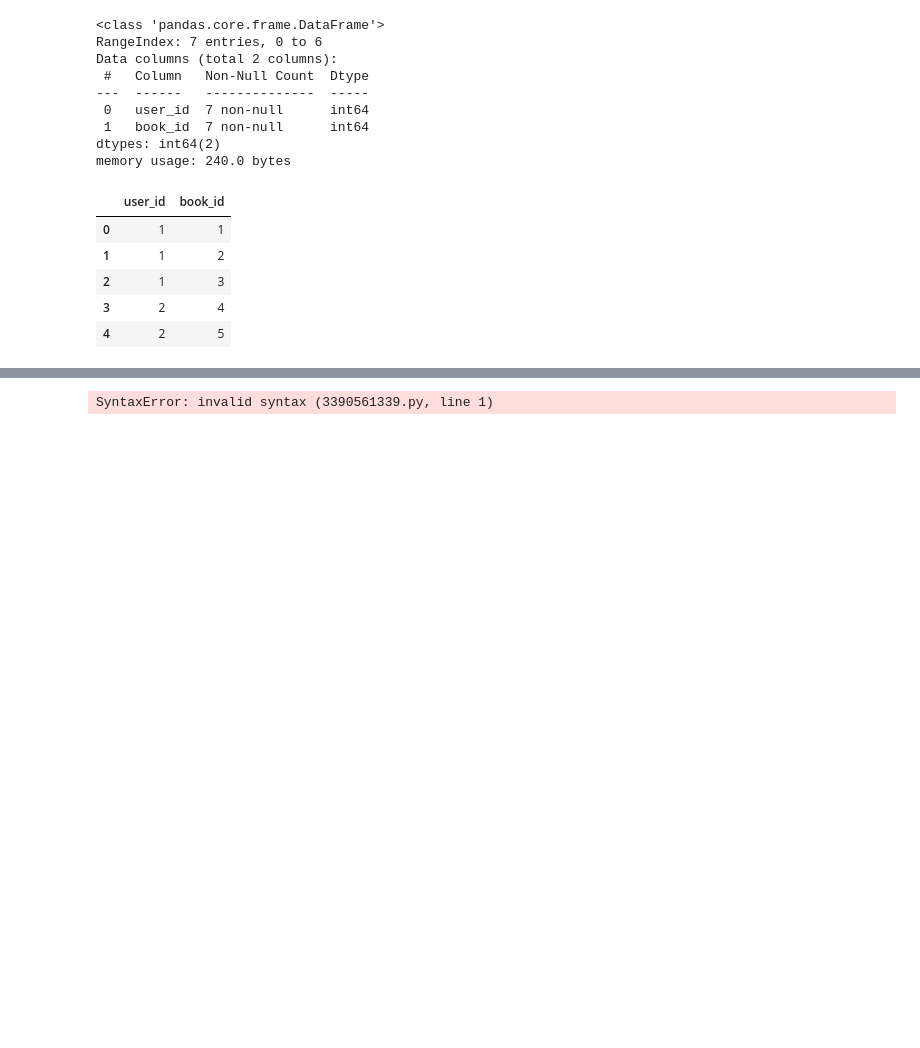
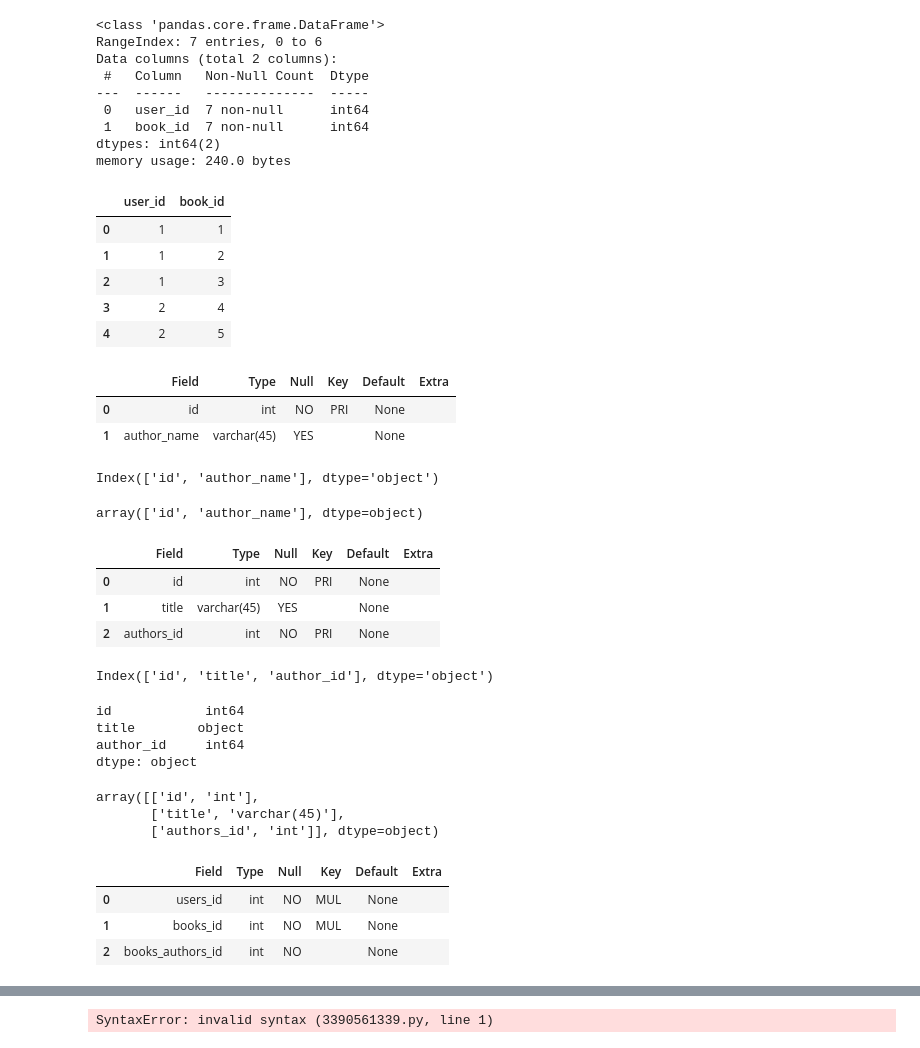
Before and after one commit to Mrammoss/Books, a Jupyter notebook: books.ipynb, the cells around one changed output, grey strips where cells are left out. Cells and saved outputs as stored; diff of their text form; code cells hidden in the pictures; blank space fills up the shorter version.

```diff
--- a/books.ipynb
+++ b/books.ipynb
@@ -111,3 +111,54 @@ memory usage: 240.0 bytes
 | 2 | 1 | 3 |
 | 3 | 2 | 4 |
 | 4 | 2 | 5 |
+# %%
+q = '''DESCRIBE authors;'''
+describe = pd.read_sql(q, conn)
+describe
+# %% [output]
+|  | Field | Type | Null | Key | Default | Extra |
+| 0 | id | int | NO | PRI | None |  |
+| 1 | author_name | varchar(45) | YES |  | None |  |
+# %%
+authors.columns
+# %% [output]
+Index(['id', 'author_name'], dtype='object')
+# %%
+describe['Field'].values
+# %% [output]
+array(['id', 'author_name'], dtype=object)
+# %%
+q = '''DESCRIBE books;'''
+describe = pd.read_sql(q, conn)
+describe
+# %% [output]
+|  | Field | Type | Null | Key | Default | Extra |
+| 0 | id | int | NO | PRI | None |  |
+| 1 | title | varchar(45) | YES |  | None |  |
+| 2 | authors_id | int | NO | PRI | None |  |
+# %%
+books.columns
+# %% [output]
+Index(['id', 'title', 'author_id'], dtype='object')
+# %%
+books.dtypes
+# %% [output]
+id            int64
+title        object
+author_id     int64
+dtype: object
+# %%
+describe[['Field','Type']].values
+# %% [output]
+array([['id', 'int'],
+       ['title', 'varchar(45)'],
+       ['authors_id', 'int']], dtype=object)
+# %%
+q = '''DESCRIBE favorites;'''
+describe = pd.read_sql(q, conn)
+describe
+# %% [output]
+|  | Field | Type | Null | Key | Default | Extra |
+| 0 | users_id | int | NO | MUL | None |  |
+| 1 | books_id | int | NO | MUL | None |  |
+| 2 | books_authors_id | int | NO |  | None |  |
```
Also changed, not shown: parts of 12 cells of this notebook.
